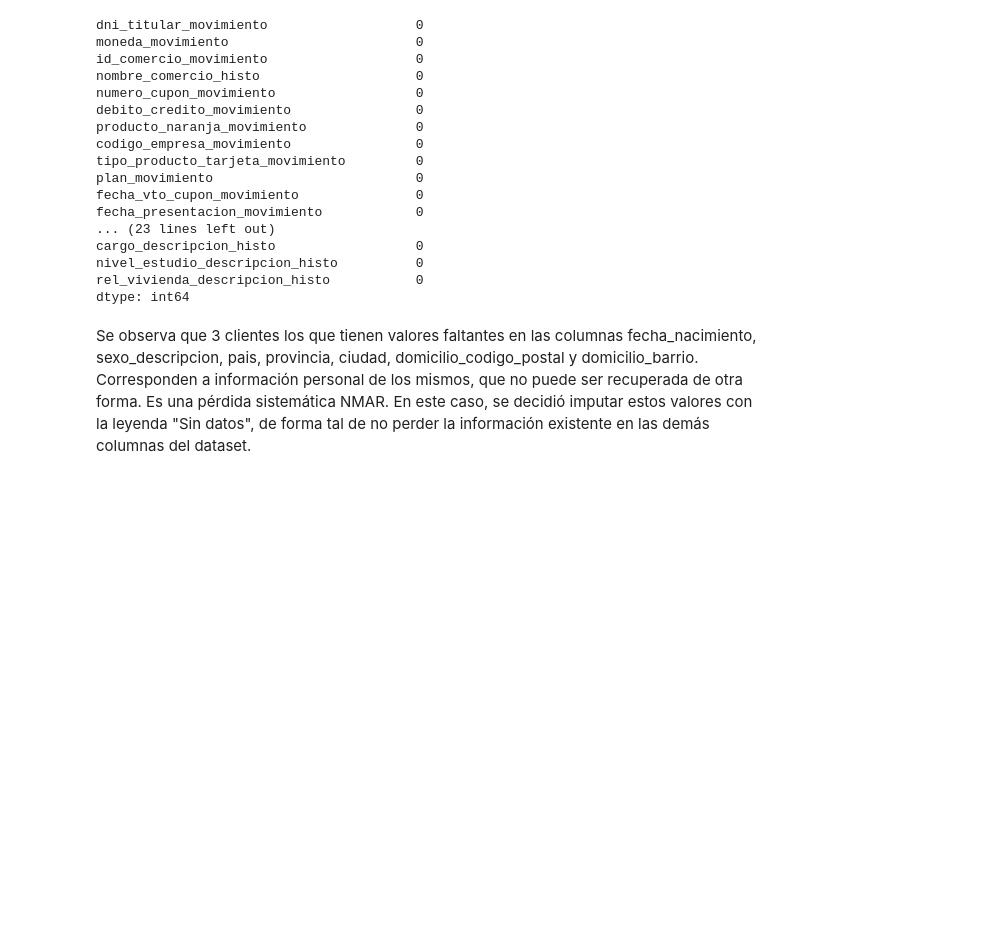
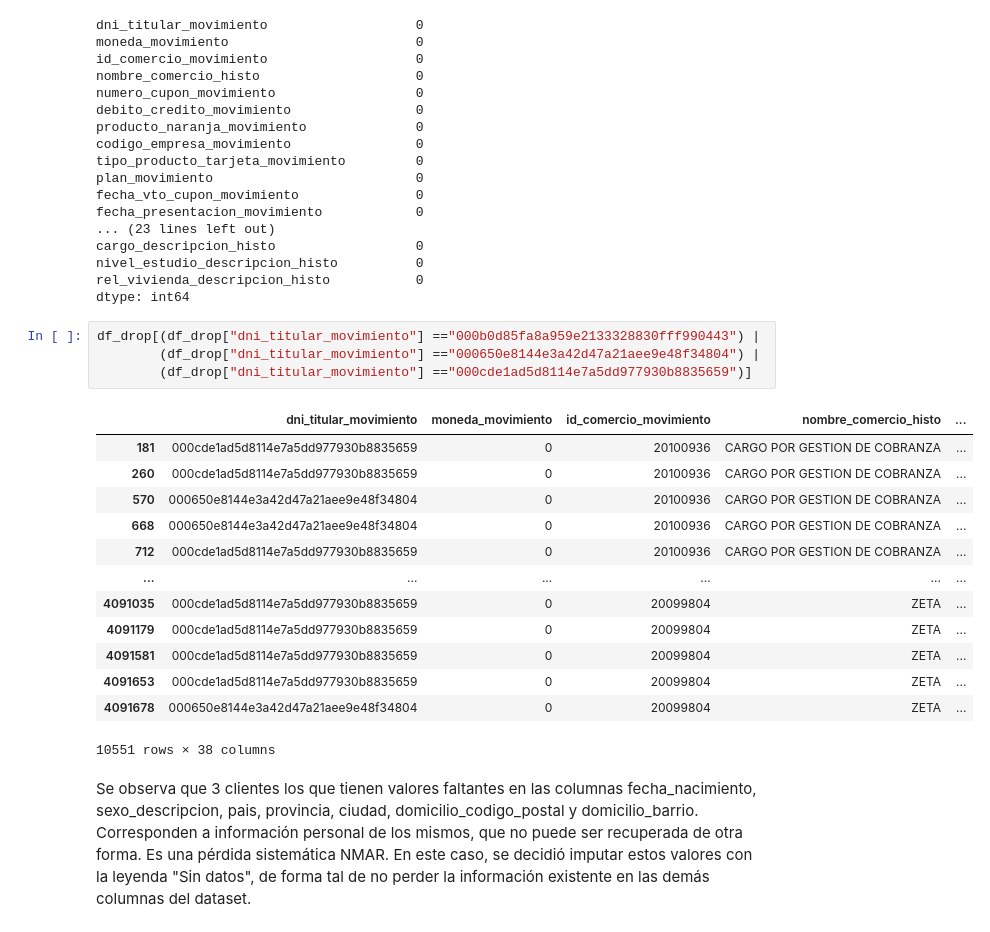
Before and after one commit to JIBarrionuevoGaltier/DiploDatos_2021_Mentoria_Grupo_2, a Jupyter notebook: notebooks_tp2/Trabajo Práctico 2.ipynb, the cells around one changed output. Drawn from its saved outputs; the diff is of its cells as text; blank space fills up the shorter version.

```diff
--- a/notebooks_tp2/Trabajo Práctico 2.ipynb
+++ b/notebooks_tp2/Trabajo Práctico 2.ipynb
@@ -457,6 +457,24 @@ cargo_descripcion_histo                  0
 nivel_estudio_descripcion_histo          0
 rel_vivienda_descripcion_histo           0
 dtype: int64
+# %%
+df_drop[(df_drop["dni_titular_movimiento"] =="000b0d85fa8a959e2133328830fff990443") |
+        (df_drop["dni_titular_movimiento"] =="000650e8144e3a42d47a21aee9e48f34804") |
+        (df_drop["dni_titular_movimiento"] =="000cde1ad5d8114e7a5dd977930b8835659")]
+# %% [output]
+|  | dni_titular_movimiento | moneda_movimiento | id_comercio_movimiento | nombre_comercio_histo | ... |
+| 181 | 000cde1ad5d8114e7a5dd977930b8835659 | 0 | 20100936 | CARGO POR GESTION DE COBRANZA | ... |
+| 260 | 000cde1ad5d8114e7a5dd977930b8835659 | 0 | 20100936 | CARGO POR GESTION DE COBRANZA | ... |
+| 570 | 000650e8144e3a42d47a21aee9e48f34804 | 0 | 20100936 | CARGO POR GESTION DE COBRANZA | ... |
+| 668 | 000650e8144e3a42d47a21aee9e48f34804 | 0 | 20100936 | CARGO POR GESTION DE COBRANZA | ... |
+| 712 | 000cde1ad5d8114e7a5dd977930b8835659 | 0 | 20100936 | CARGO POR GESTION DE COBRANZA | ... |
+| ... | ... | ... | ... | ... | ... |
+| 4091035 | 000cde1ad5d8114e7a5dd977930b8835659 | 0 | 20099804 | ZETA | ... |
+| 4091179 | 000cde1ad5d8114e7a5dd977930b8835659 | 0 | 20099804 | ZETA | ... |
+| 4091581 | 000cde1ad5d8114e7a5dd977930b8835659 | 0 | 20099804 | ZETA | ... |
+| 4091653 | 000cde1ad5d8114e7a5dd977930b8835659 | 0 | 20099804 | ZETA | ... |
+| 4091678 | 000650e8144e3a42d47a21aee9e48f34804 | 0 | 20099804 | ZETA | ... |
+10551 rows × 38 columns
 # %% [markdown]
 Se observa que 3 clientes los que tienen valores faltantes en las columnas fecha_nacimiento, sexo_descripcion, pais, provincia, ciudad, domicilio_codigo_postal y domicilio_barrio. Corresponden a  información personal de los mismos, que no puede ser recuperada de otra forma. Es una pérdida sistemática NMAR.
 En este caso, se decidió imputar estos valores con la leyenda "Sin datos", de forma tal de no perder la información existente en las demás columnas del dataset.
```
Also changed, not shown: parts of 14 cells of this notebook.
